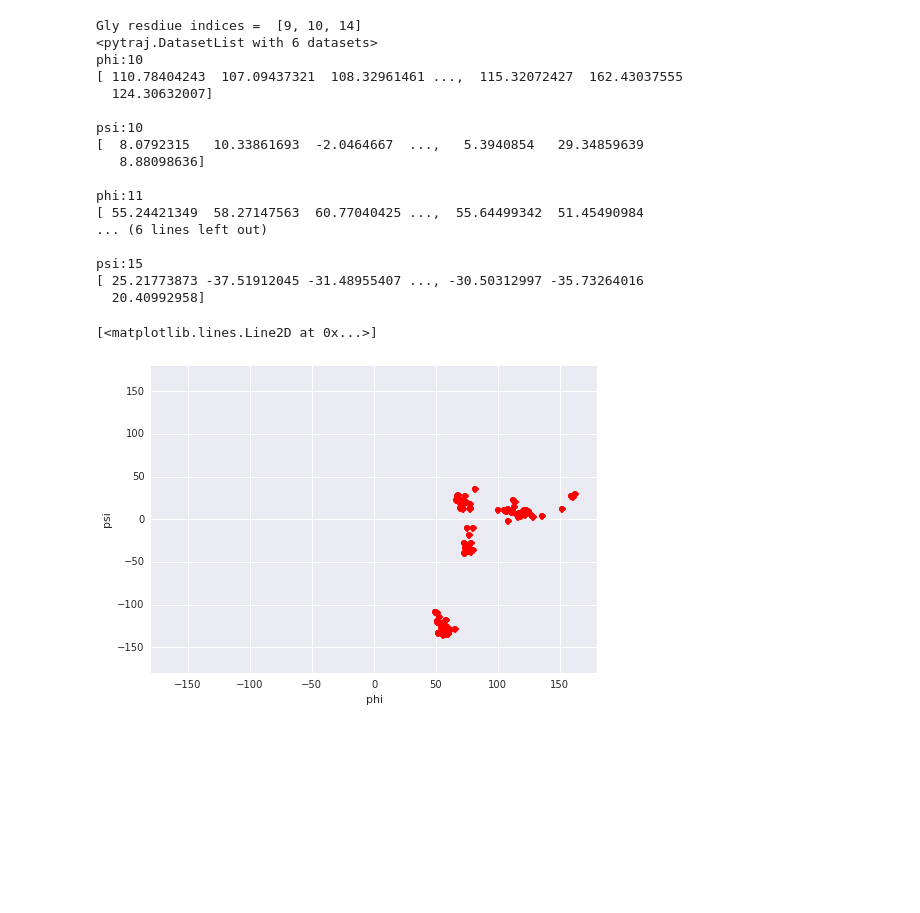
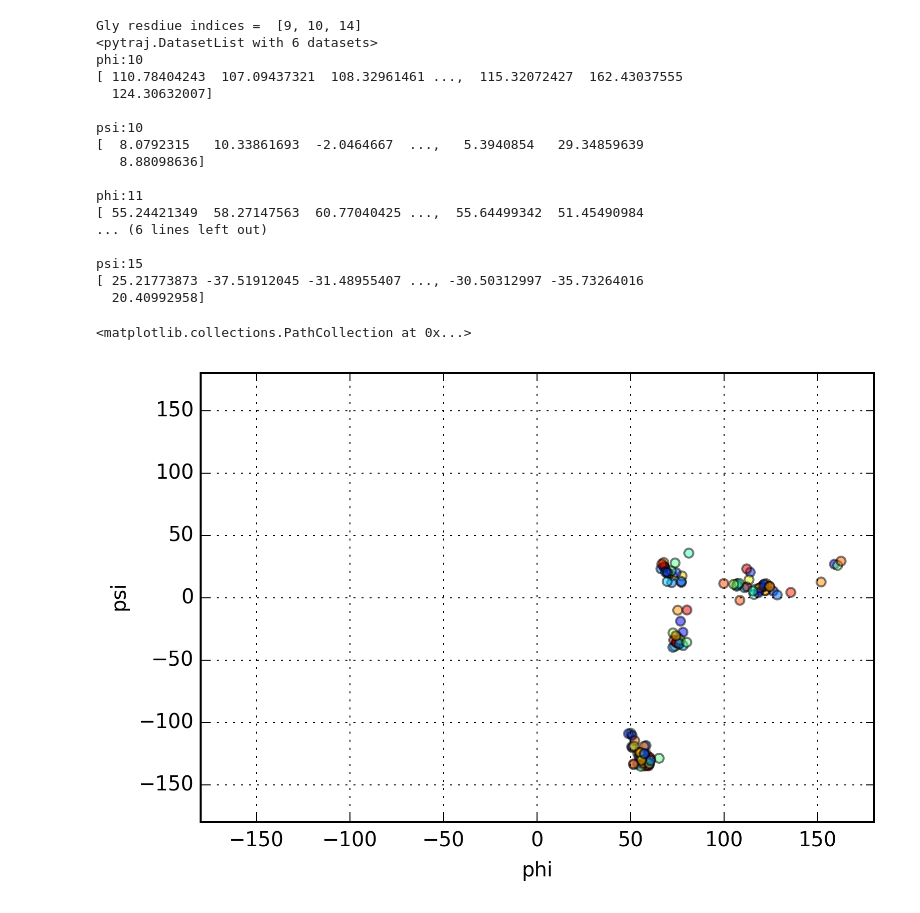
Before and after one commit to Amber-MD/pytraj, a Jupyter notebook: doc/build/html/tutorials/plot_phi_psi_trpcage_evaluated.ipynb, the cells around one changed output. Saved outputs shown, nothing was run; the diff lists cells and outputs as text; code cells hidden in the pictures; blank space fills up the shorter version.

```diff
--- a/doc/build/html/tutorials/plot_phi_psi_trpcage_evaluated.ipynb
+++ b/doc/build/html/tutorials/plot_phi_psi_trpcage_evaluated.ipynb
@@ -3,9 +7,11 @@
 # %%
+# do some configs to get better plot
 %matplotlib inline
+%config InlineBackend.figure_format = 'retina'
+import matplotlib
+matplotlib.rcParams['savefig.dpi'] = 2 * matplotlib.rcParams['savefig.dpi'] # larger image
 from matplotlib import pyplot as plt
-import seaborn as snb
-snb.set()
-
+import numpy as np
 import pytraj as pt
 # %%
 # download trp-cage mini protein
@@ -25,8 +31,8 @@ print(set(res.name for res in traj.top.residues))
 indices = [idx for idx, res in enumerate(traj.top.residues) if 'GLY' in res.name]
 print('Gly resdiue indices = ', indices)
 
-ds = pt.multidihedral(traj, 'phi psi', resrange=indices)
-print(ds)
+dataset = pt.multidihedral(traj, 'phi psi', resrange=indices)
+print(dataset)
 # %% [output]
 Gly resdiue indices =  [9, 10, 14]
 <pytraj.DatasetList with 6 datasets>
@@ -45,15 +51,22 @@ phi:11
 psi:15
 [ 25.21773873 -37.51912045 -31.48955407 ..., -30.50312997 -35.73264016
   20.40992958]
-# %%
-phi = pt.tools.flatten(ds.grep('phi'))
-psi = pt.tools.flatten(ds.grep('psi'))
-
-plt.xlim([-180, 180])
-plt.ylim([-180, 180])
-plt.xlabel('phi')
-plt.ylabel('psi')
-plt.plot(phi, psi, 'ro')
-# %% [output]
-[<matplotlib.lines.Line2D at 0x...>]
-[figure, removed]
+# %%
+# take data for 'phi' and flatten to 1D array
+phi = np.array([d.values for d in dataset if 'phi' in d.key]).flatten()
+
+# take data for 'psi' and flatten to 1D array
+psi = np.array([d.values for d in dataset if 'psi' in d.key]).flatten()
+
+# setup color
+colors = np.random.rand(len(psi))
+
+plt.xlim([-180, 180])
+plt.ylim([-180, 180])
+plt.xlabel('phi')
+plt.ylabel('psi')
+plt.grid()
+plt.scatter(phi, psi, alpha=0.5, c=colors)
+# %% [output]
+<matplotlib.collections.PathCollection at 0x...>
+[figure, added]
```
Also changed, not shown: parts of 2 cells of this notebook, 9 other files.
